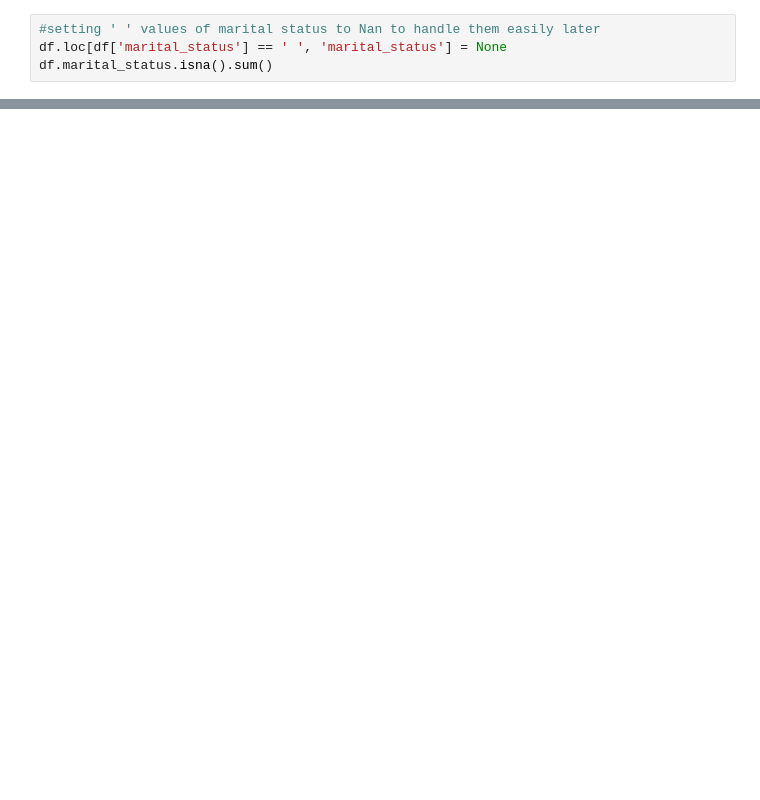
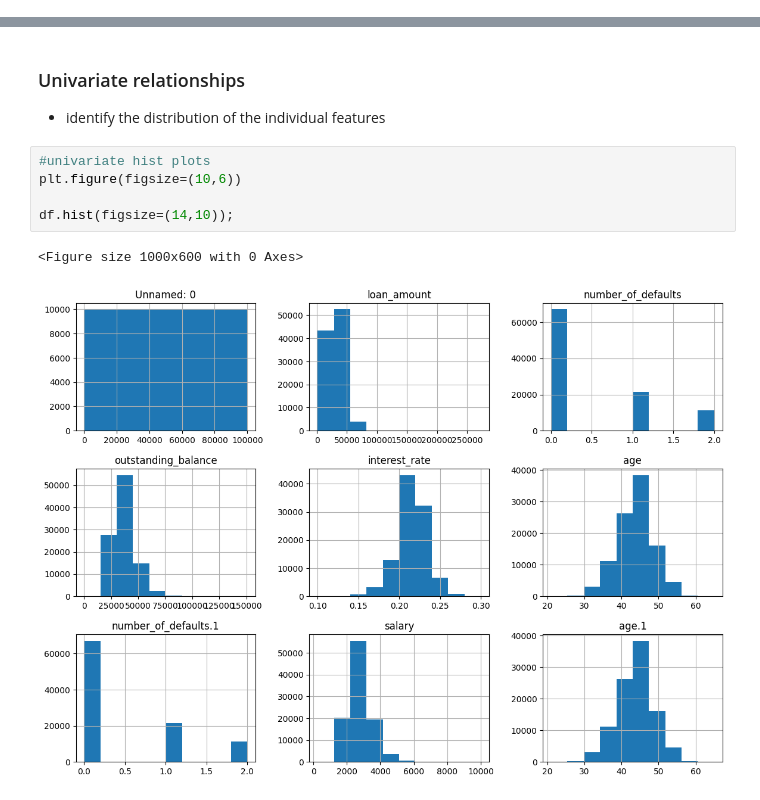
Before and after one commit to Augah2001/Data-Science-Competion-Question-and-Data, a Jupyter notebook: credit_risk.ipynb, the cells around one changed output, grey strips where cells are left out. Cells and saved outputs as stored; diff of their text form; blank space fills up the shorter version.

```diff
--- a/credit_risk.ipynb
+++ b/credit_risk.ipynb
@@ -289,4 +133,0 @@ Name: count, dtype: int64
-# %%
-#setting ' ' values of marital status to Nan to handle them easily later
-df.loc[df['marital_status'] == ' ', 'marital_status'] = None
-df.marital_status.isna().sum()
@@ -303,0 +140,11 @@ Name: count, dtype: int64
+# %% [markdown]
+### Univariate relationships
+* identify the distribution of the individual features
+# %%
+#univariate hist plots
+plt.figure(figsize=(10,6))
+
+df.hist(figsize=(14,10));
+# %% [output]
+<Figure size 1000x600 with 0 Axes>
+[figure, added]
```
Also changed, not shown: parts of 135 cells of this notebook, 3 other files.
